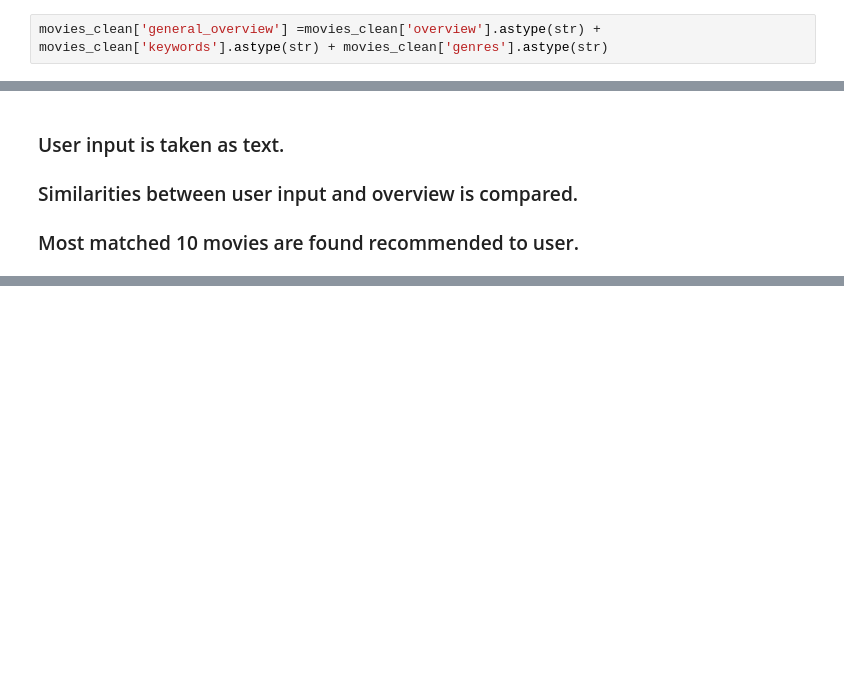
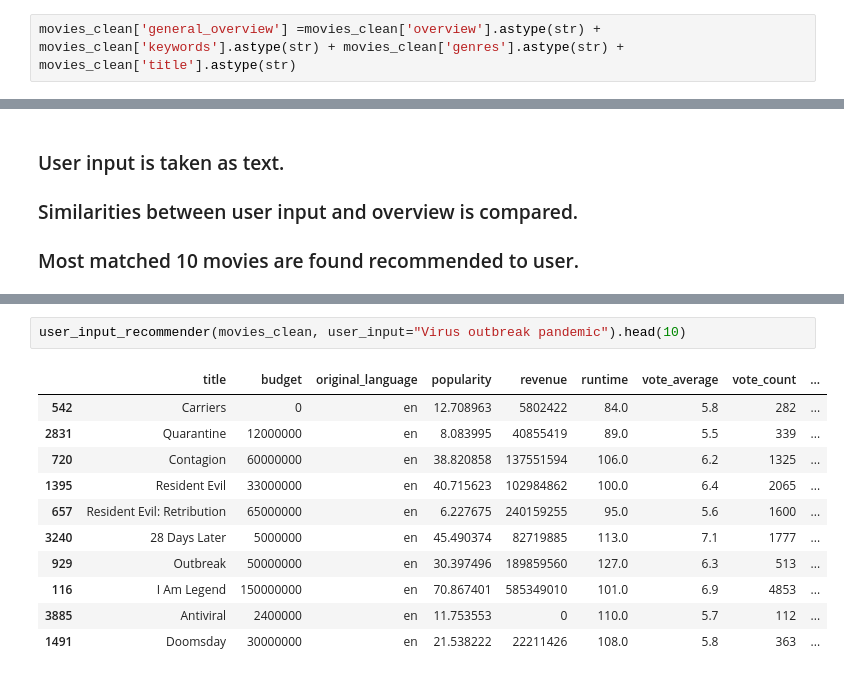
Before and after one commit to doruktopcu/MoviesRecommenderSystemProject, a Jupyter notebook: movie-recommender.ipynb, the cells around one changed output, grey strips where cells are left out. Drawn from its saved outputs; the diff is of its cells as text; blank space fills up the shorter version.

```diff
--- a/movie-recommender.ipynb
+++ b/movie-recommender.ipynb
@@ -175,7 +188,7 @@ Data columns (total 13 columns):
 dtypes: float64(3), int64(3), object(7)
 memory usage: 487.9+ KB
 # %%
-movies_clean['general_overview'] =movies_clean['overview'].astype(str) + movies_clean['keywords'].astype(str) + movies_clean['genres'].astype(str)
+movies_clean['general_overview'] =movies_clean['overview'].astype(str) + movies_clean['keywords'].astype(str) + movies_clean['genres'].astype(str) + movies_clean['title'].astype(str)
 # %%
 movies_clean.head(2)
 # %% [output]
@@ -234,0 +377,14 @@ movies_clean.head(2)
+# %%
+user_input_recommender(movies_clean, user_input="Virus outbreak pandemic").head(10)
+# %% [output]
+|  | title | budget | original_language | popularity | revenue | runtime | vote_average | vote_count | ... |
+| 542 | Carriers | 0 | en | 12.708963 | 5802422 | 84.0 | 5.8 | 282 | ... |
+| 2831 | Quarantine | 12000000 | en | 8.083995 | 40855419 | 89.0 | 5.5 | 339 | ... |
+| 720 | Contagion | 60000000 | en | 38.820858 | 137551594 | 106.0 | 6.2 | 1325 | ... |
+| 1395 | Resident Evil | 33000000 | en | 40.715623 | 102984862 | 100.0 | 6.4 | 2065 | ... |
+| 657 | Resident Evil: Retribution | 65000000 | en | 6.227675 | 240159255 | 95.0 | 5.6 | 1600 | ... |
+| 3240 | 28 Days Later | 5000000 | en | 45.490374 | 82719885 | 113.0 | 7.1 | 1777 | ... |
+| 929 | Outbreak | 50000000 | en | 30.397496 | 189859560 | 127.0 | 6.3 | 513 | ... |
+| 116 | I Am Legend | 150000000 | en | 70.867401 | 585349010 | 101.0 | 6.9 | 4853 | ... |
+| 3885 | Antiviral | 2400000 | en | 11.753553 | 0 | 110.0 | 5.7 | 112 | ... |
+| 1491 | Doomsday | 30000000 | en | 21.538222 | 22211426 | 108.0 | 5.8 | 363 | ... |
```
Also changed, not shown: parts of 14 cells of this notebook.
